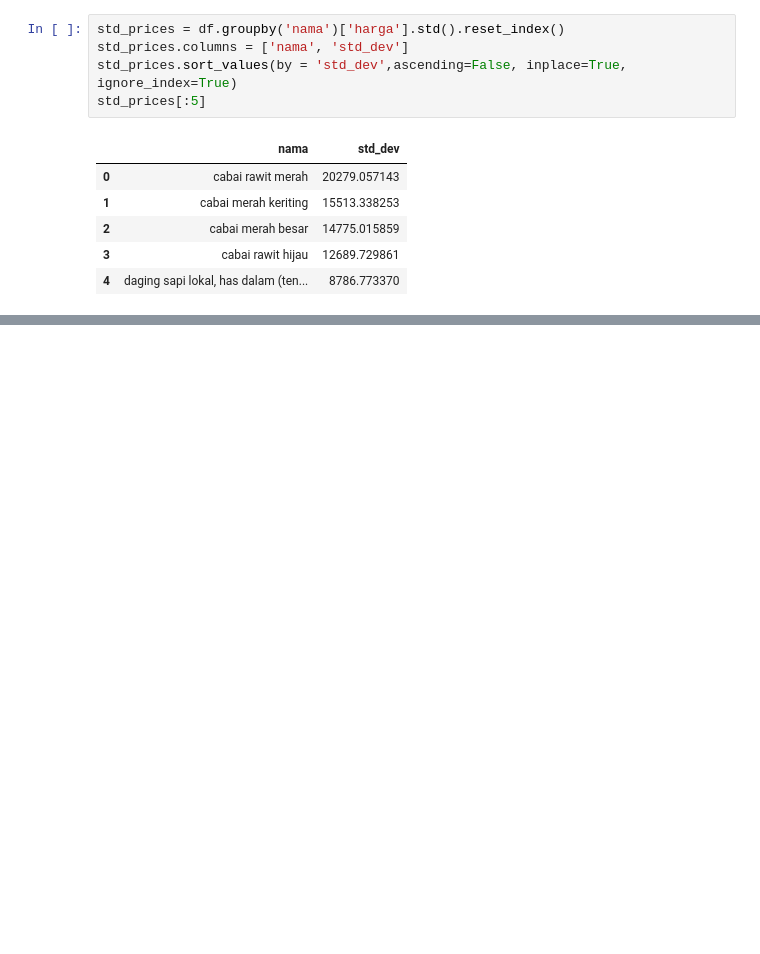
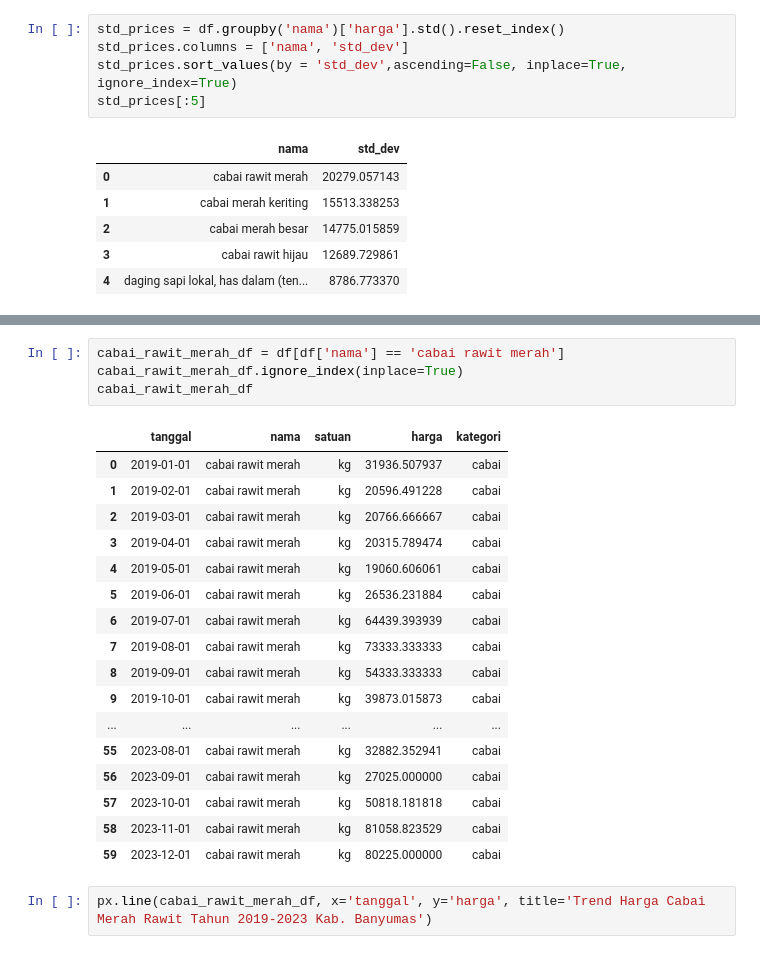
Before and after one commit to chiquitosaf/analisis-harga-bahan-banyumas, a Jupyter notebook: bahan_pokok_bulanan.ipynb, the cells around one changed output, grey strips where cells are left out. Drawn from its saved outputs; the diff is of its cells as text; blank space fills up the shorter version.

```diff
--- a/bahan_pokok_bulanan.ipynb
+++ b/bahan_pokok_bulanan.ipynb
@@ -566,0 +570,24 @@ std_prices[:5]
+# %%
+cabai_rawit_merah_df = df[df['nama'] == 'cabai rawit merah']
+cabai_rawit_merah_df.ignore_index(inplace=True)
+cabai_rawit_merah_df
+# %% [output]
+|  | tanggal | nama | satuan | harga | kategori |
+| 0 | 2019-01-01 | cabai rawit merah | kg | 31936.507937 | cabai |
+| 1 | 2019-02-01 | cabai rawit merah | kg | 20596.491228 | cabai |
+| 2 | 2019-03-01 | cabai rawit merah | kg | 20766.666667 | cabai |
+| 3 | 2019-04-01 | cabai rawit merah | kg | 20315.789474 | cabai |
+| 4 | 2019-05-01 | cabai rawit merah | kg | 19060.606061 | cabai |
+| 5 | 2019-06-01 | cabai rawit merah | kg | 26536.231884 | cabai |
+| 6 | 2019-07-01 | cabai rawit merah | kg | 64439.393939 | cabai |
+| 7 | 2019-08-01 | cabai rawit merah | kg | 73333.333333 | cabai |
+| 8 | 2019-09-01 | cabai rawit merah | kg | 54333.333333 | cabai |
+| 9 | 2019-10-01 | cabai rawit merah | kg | 39873.015873 | cabai |
+| ... | ... | ... | ... | ... | ... |
+| 55 | 2023-08-01 | cabai rawit merah | kg | 32882.352941 | cabai |
+| 56 | 2023-09-01 | cabai rawit merah | kg | 27025.000000 | cabai |
+| 57 | 2023-10-01 | cabai rawit merah | kg | 50818.181818 | cabai |
+| 58 | 2023-11-01 | cabai rawit merah | kg | 81058.823529 | cabai |
+| 59 | 2023-12-01 | cabai rawit merah | kg | 80225.000000 | cabai |
+# %%
+px.line(cabai_rawit_merah_df, x='tanggal', y='harga', title='Trend Harga Cabai Merah Rawit Tahun 2019-2023 Kab. Banyumas')
```
Also changed, not shown: parts of 6 cells of this notebook.
